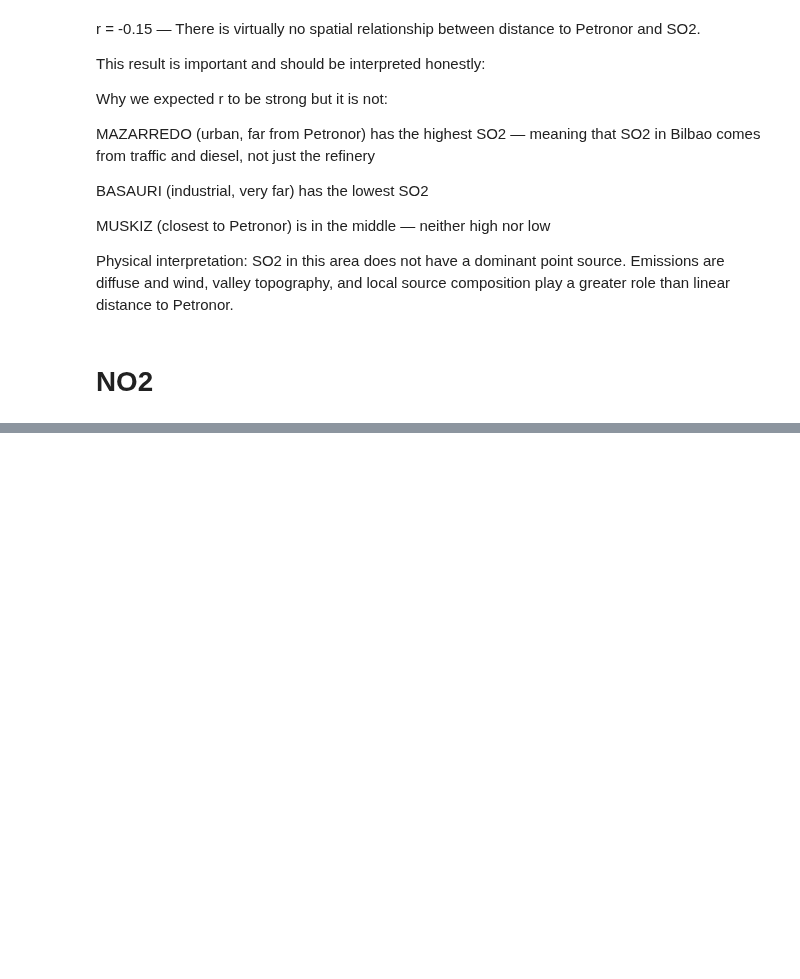
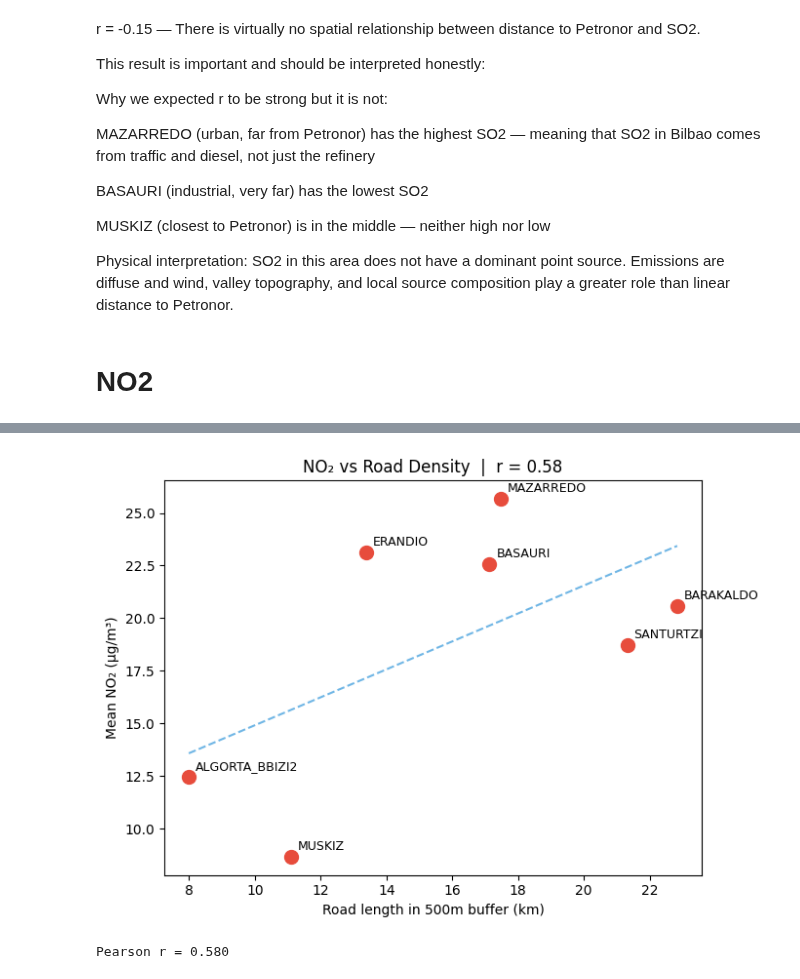
Before and after one commit to armanghazi/AI-Based-Smart-City-Air-Quality-Monitoring-and-Forecasting-System-for-Greater-Bilbao, a Jupyter notebook: notebooks/09_spatial_covariate_analysis.ipynb, the cells around one changed output, grey strips where cells are left out. Drawn from its saved outputs; the diff is of its cells as text; code cells hidden in the pictures; blank space fills up the shorter version.

```diff
--- a/notebooks/09_spatial_covariate_analysis.ipynb
+++ b/notebooks/09_spatial_covariate_analysis.ipynb
@@ -148,0 +261,13 @@ Physical interpretation: SO2 in this area does not have a dominant point source.
+# %%
+rows = []
+for station, (lat, lon) in STATION_COORDS.items():
+    try:
+        length = road_length_km(lat, lon)
+        rows.append({"station": station, "road_km_500m": round(length, 2)})
+        print(f"{station}: {length:.2f} km")
+    except Exception as e:
+        print(f"{station}: ERROR — {e}")
+
+road_df = pd.DataFrame(rows)
+road_df["station_short"] = road_df["station"].str.split("_").str[0].str.upper()
+print(road_df)
@@ -148,0 +290,10 @@ Physical interpretation: SO2 in this area does not have a dominant point source.
+# %%
+# Normalize station names before merge
+rename_map = {
+    "ALGORTA": "ALGORTA",
+    "SANTURTZI": "SANTURCE",  # parquet uses SANTURCE
+}
+road_df["station_short"] = road_df["station_short"].replace(rename_map)
+
+merged_no2 = road_df.merge(no2_means, on="station_short", how="left")
+print(merged_no2[["station", "road_km_500m", "mean_NO2"]].to_string())
@@ -148,0 +315,24 @@ Physical interpretation: SO2 in this area does not have a dominant point source.
+# %%
+fig, ax = plt.subplots(figsize=(7, 5))
+ax.scatter(merged_no2["road_km_500m"], merged_no2["mean_NO2"], s=100, color="#e74c3c")
+
+for _, row in merged_no2.iterrows():
+    ax.annotate(row["station_x"], (row["road_km_500m"], row["mean_NO2"]),
+                textcoords="offset points", xytext=(5, 5), fontsize=9)
+
+m, b = np.polyfit(merged_no2["road_km_500m"], merged_no2["mean_NO2"], 1)
+x_line = np.linspace(merged_no2["road_km_500m"].min(),
+                     merged_no2["road_km_500m"].max(), 100)
+ax.plot(x_line, m * x_line + b, "--", color="#3498db", alpha=0.7)
+
+corr = merged_no2["road_km_500m"].corr(merged_no2["mean_NO2"])
+ax.set_xlabel("Road length in 500m buffer (km)")
+ax.set_ylabel("Mean NO₂ (µg/m³)")
+ax.set_title(f"NO₂ vs Road Density  |  r = {corr:.2f}")
+plt.tight_layout()
+plt.savefig("../reports/no2_vs_road_density.png", dpi=150)
+plt.show()
+print(f"Pearson r = {corr:.3f}")
+# %% [output]
+[figure, added]
+Pearson r = 0.580
```
Also changed, not shown: parts of 18 cells of this notebook, 12 other files.
